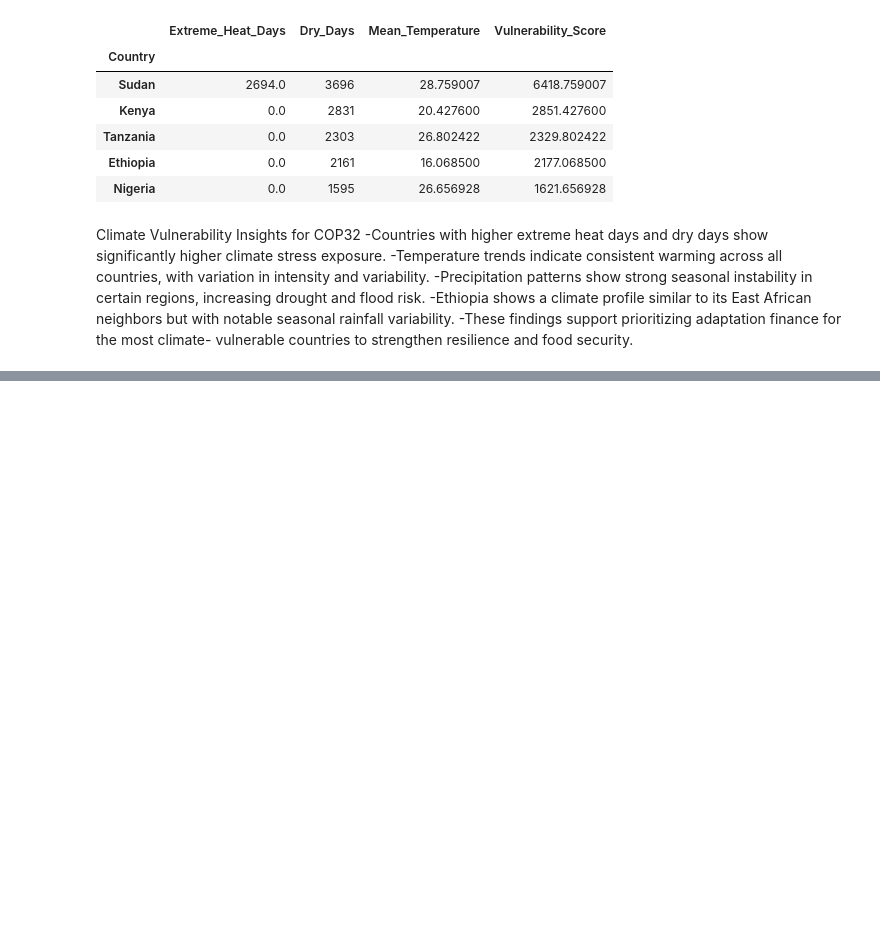
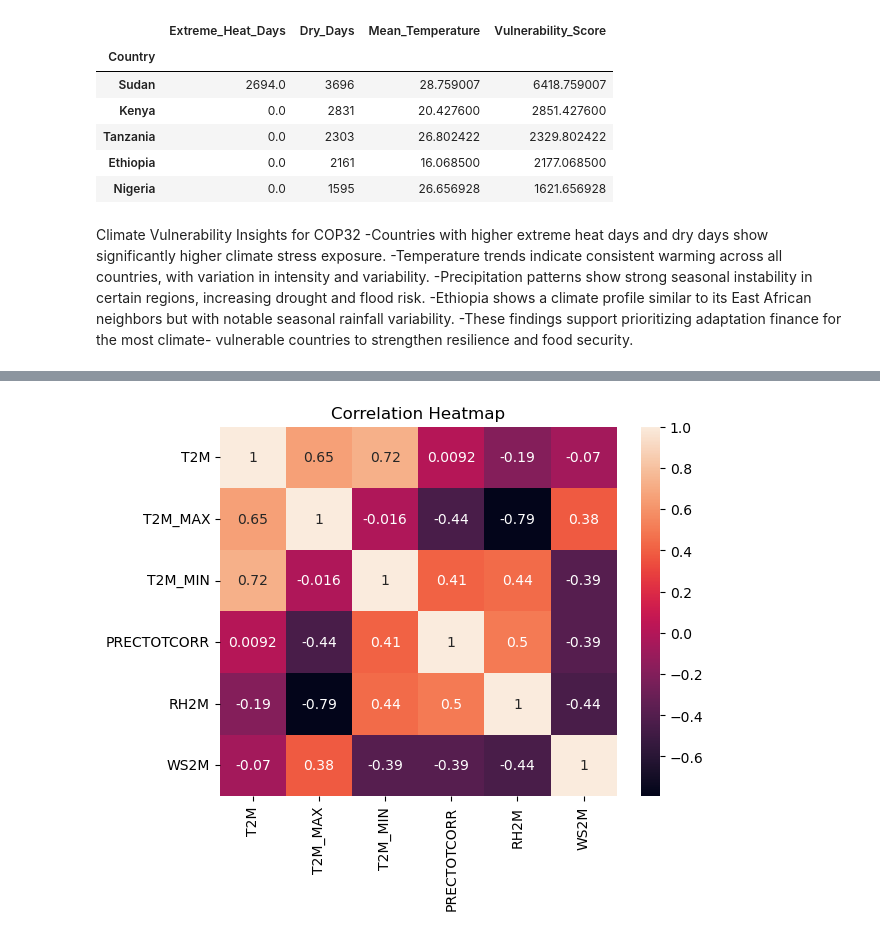
Before and after one commit to emuemuye/climate-challenge-week0, a Jupyter notebook: notebooks/ethiopia_eda.ipynb, the cells around one changed output, grey strips where cells are left out. Cells and saved outputs as stored; diff of their text form; code cells hidden in the pictures; blank space fills up the shorter version.

```diff
--- a/notebooks/ethiopia_eda.ipynb
+++ b/notebooks/ethiopia_eda.ipynb
@@ -489,0 +514,8 @@ Climate Vulnerability Insights for COP32
+# %%
+import seaborn as sns
+
+sns.heatmap(df[["T2M","T2M_MAX","T2M_MIN","PRECTOTCORR","RH2M","WS2M"]].corr(), annot=True)
+plt.title("Correlation Heatmap")
+plt.show()
+# %% [output]
+[figure, added]
```
Also changed, not shown: parts of 8 cells of this notebook, 1 other file.
